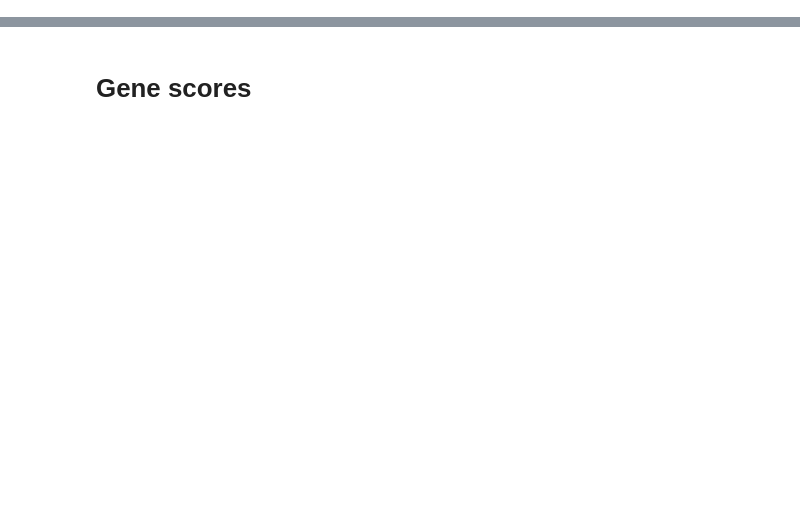
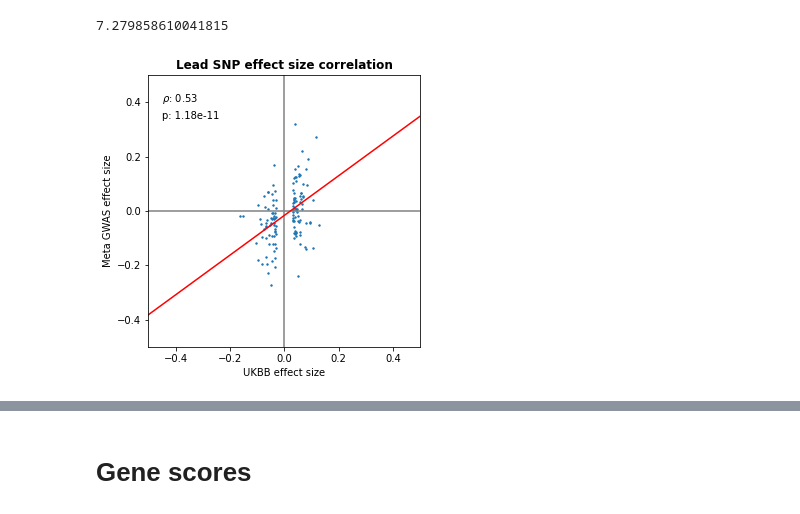
Before and after one commit to mjbeyeler/Stuff, a Jupyter notebook: colski_metaanalysis/colski_plots.ipynb, the cells around one changed output, grey strips where cells are left out. Saved outputs shown, nothing was run; the diff lists cells and outputs as text; code cells hidden in the pictures; blank space fills up the shorter version.

```diff
--- a/colski_metaanalysis/colski_plots.ipynb
+++ b/colski_metaanalysis/colski_plots.ipynb
@@ -22,3 +50,38 @@ df_me = df.loc[leadSNPs_sub]
+# %%
+from scipy.stats import t as ttest
+from matplotlib import pyplot as plt
+import numpy as np
+
+betas_ukbb = df_fe['ukbb_beta']
+betas = df_fe['beta1']
+
+fig = plt.figure(figsize=[5,5])
+ax = fig.add_subplot(111)
+plt.scatter(betas_ukbb, betas, s=2)
+plt.xlim([-0.5,0.5])
+plt.ylim([-0.5,0.5])
+ax.set_aspect('equal')
+plt.hlines(0,-10,10, colors='gray')
+plt.vlines(0,-10,10, colors='gray')
+from sklearn.linear_model import LinearRegression
+model = LinearRegression().fit(np.array(betas_ukbb).reshape(-1,1), betas)
+x = [-1,0,1]
+y = model.intercept_ + model.coef_ * x
+plt.plot(x,y,c='red')
+plt.text(-0.45, 0.4,'$\\rho$: ' + str(np.round(np.corrcoef(betas_ukbb, betas)[0,1],2)))
+r = np.corrcoef(betas_ukbb, betas)[0,1]
+t = r * np.sqrt(len(betas) - 2) / np.sqrt(1 - r**2)
+print(t) # t: 4.94, df: N -2 , univariate
+plt.text(-0.45, 0.34,'p: ' + str(np.format_float_scientific(ttest.sf(t, len(betas)-2), 2))) # t test
+
+plt.title('Lead SNP effect size correlation', fontweight='bold')
+plt.xlabel('UKBB effect size')
+plt.ylabel('Meta GWAS effect size')
+
+plt.savefig("/Users/mbeyele5/retina_tortuosity/output/GWAS_all/skipogh_DF_GWAS_Tanguy/fe_beta_correlation.tiff")
+# %% [output]
+7.279858610041815
+[figure, added]
 # %%
 from matplotlib import pyplot as plt
 import numpy as np
```
Also changed, not shown: parts of 13 cells of this notebook.
